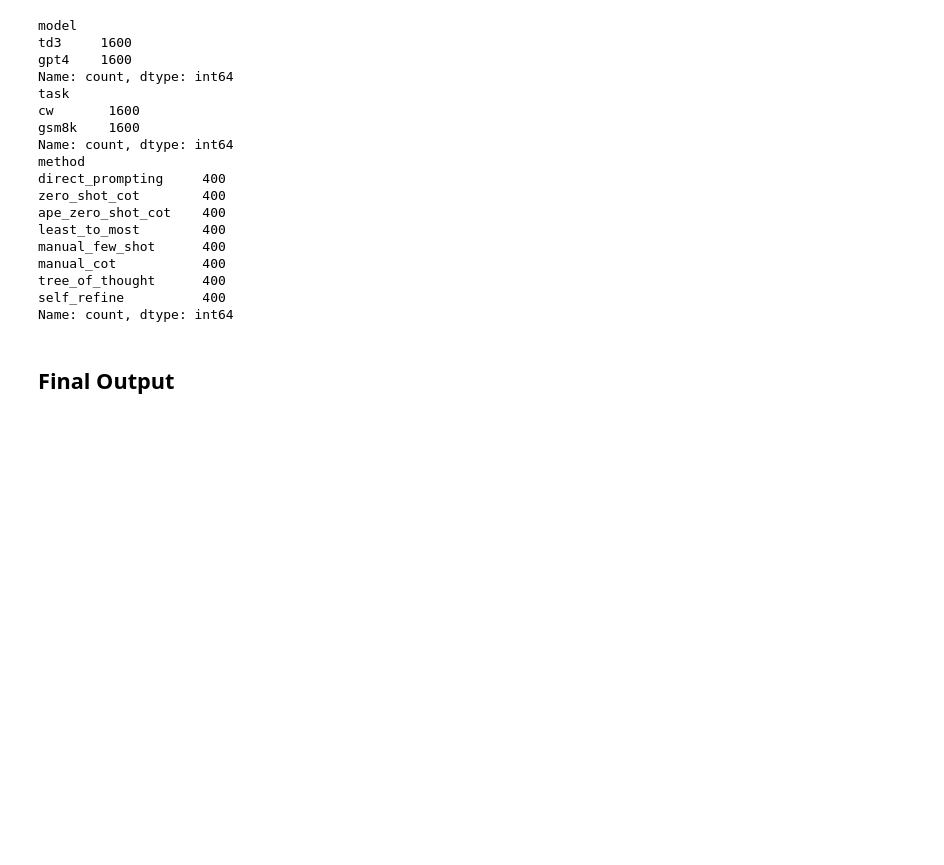
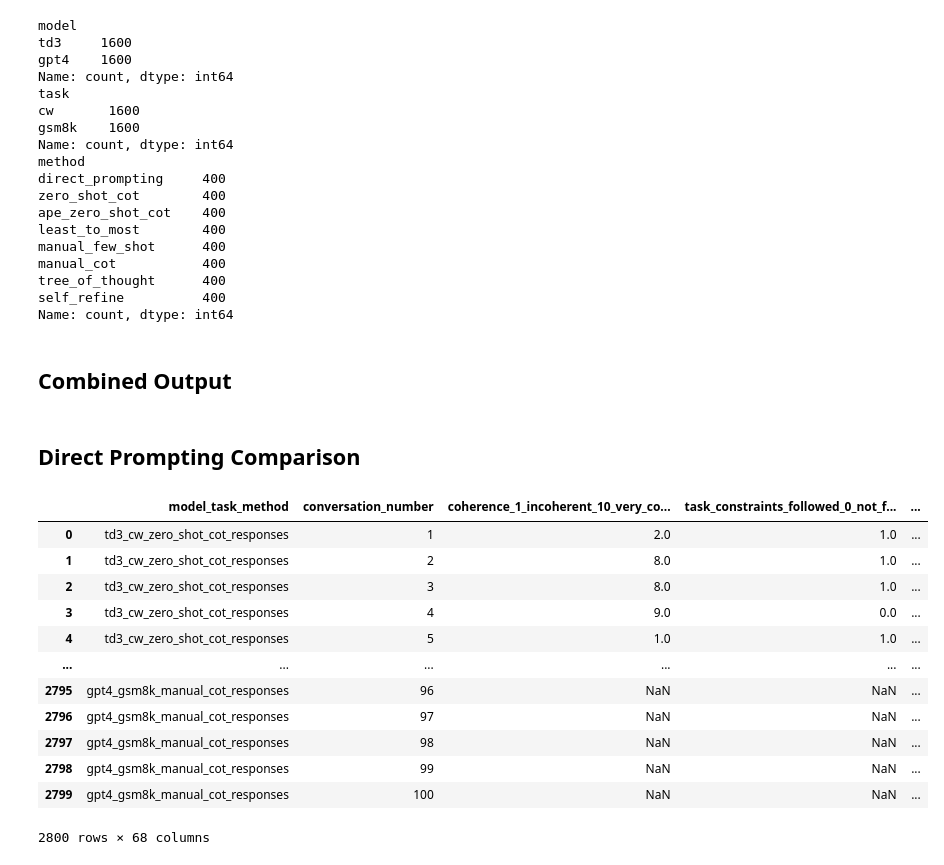
Before and after one commit to ijyliu/anlp23-project, a Jupyter notebook: Data/05 - Combine Data.ipynb, the cells around one changed output. Saved outputs shown, nothing was run; the diff lists cells and outputs as text; code cells hidden in the pictures; blank space fills up the shorter version.

```diff
--- a/Data/05 - Combine Data.ipynb
+++ b/Data/05 - Combine Data.ipynb
@@ -119,5 +124,34 @@ Name: count, dtype: int64
 # %% [markdown]
-## Final Output
+## Combined Output
 # %%
 # Output Combined_Data.xlsx
 merged_df.to_excel('Combined_Data.xlsx', index=False)
+# %% [markdown]
+## Direct Prompting Comparison
+# %%
+# Split dataset
+combined_data = pd.read_excel('Combined_Data.xlsx')
+no_direct_prompting_data = combined_data[combined_data['method'] != 'direct_prompting']
+direct_prompting_data = combined_data[combined_data['method'] == 'direct_prompting']
+
+# Add prefix dp_ to columns in direct_prompting_data
+direct_prompting_data = direct_prompting_data.add_prefix('dp_')
+
+# Left join datasets on model = dp_model, task = dp_task
+direct_prompting_comparison = no_direct_prompting_data.merge(direct_prompting_data, left_on=['model', 'task', 'conversation_number'], right_on=['dp_model', 'dp_task', 'dp_conversation_number'], how='left')
+
+direct_prompting_comparison
+# %% [output]
+|  | model_task_method | conversation_number | coherence_1_incoherent_10_very_co... | task_constraints_followed_0_not_f... | ... |
+| 0 | td3_cw_zero_shot_cot_responses | 1 | 2.0 | 1.0 | ... |
+| 1 | td3_cw_zero_shot_cot_responses | 2 | 8.0 | 1.0 | ... |
+| 2 | td3_cw_zero_shot_cot_responses | 3 | 8.0 | 1.0 | ... |
+| 3 | td3_cw_zero_shot_cot_responses | 4 | 9.0 | 0.0 | ... |
+| 4 | td3_cw_zero_shot_cot_responses | 5 | 1.0 | 1.0 | ... |
+| ... | ... | ... | ... | ... | ... |
+| 2795 | gpt4_gsm8k_manual_cot_responses | 96 | NaN | NaN | ... |
+| 2796 | gpt4_gsm8k_manual_cot_responses | 97 | NaN | NaN | ... |
+| 2797 | gpt4_gsm8k_manual_cot_responses | 98 | NaN | NaN | ... |
+| 2798 | gpt4_gsm8k_manual_cot_responses | 99 | NaN | NaN | ... |
+| 2799 | gpt4_gsm8k_manual_cot_responses | 100 | NaN | NaN | ... |
+2800 rows × 68 columns
```
Also changed, not shown: parts of 3 cells of this notebook, 41 other files.
